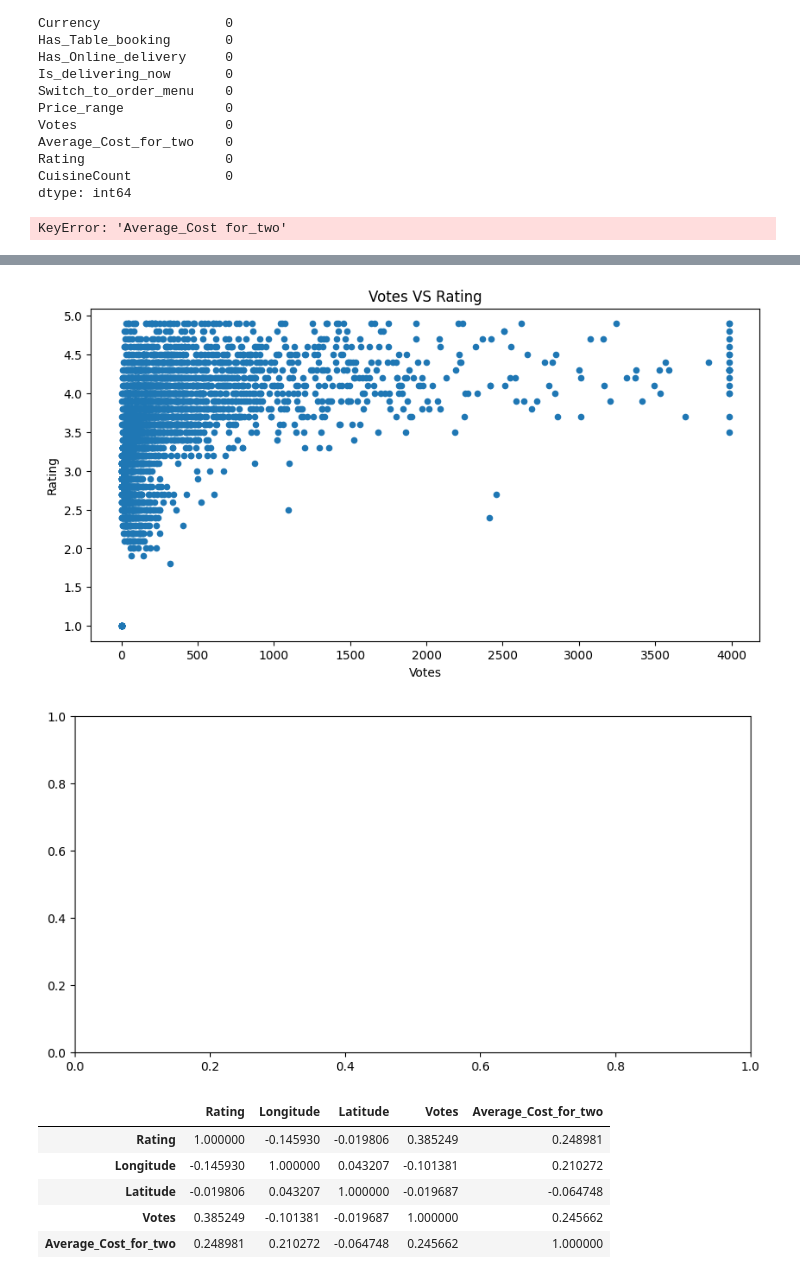
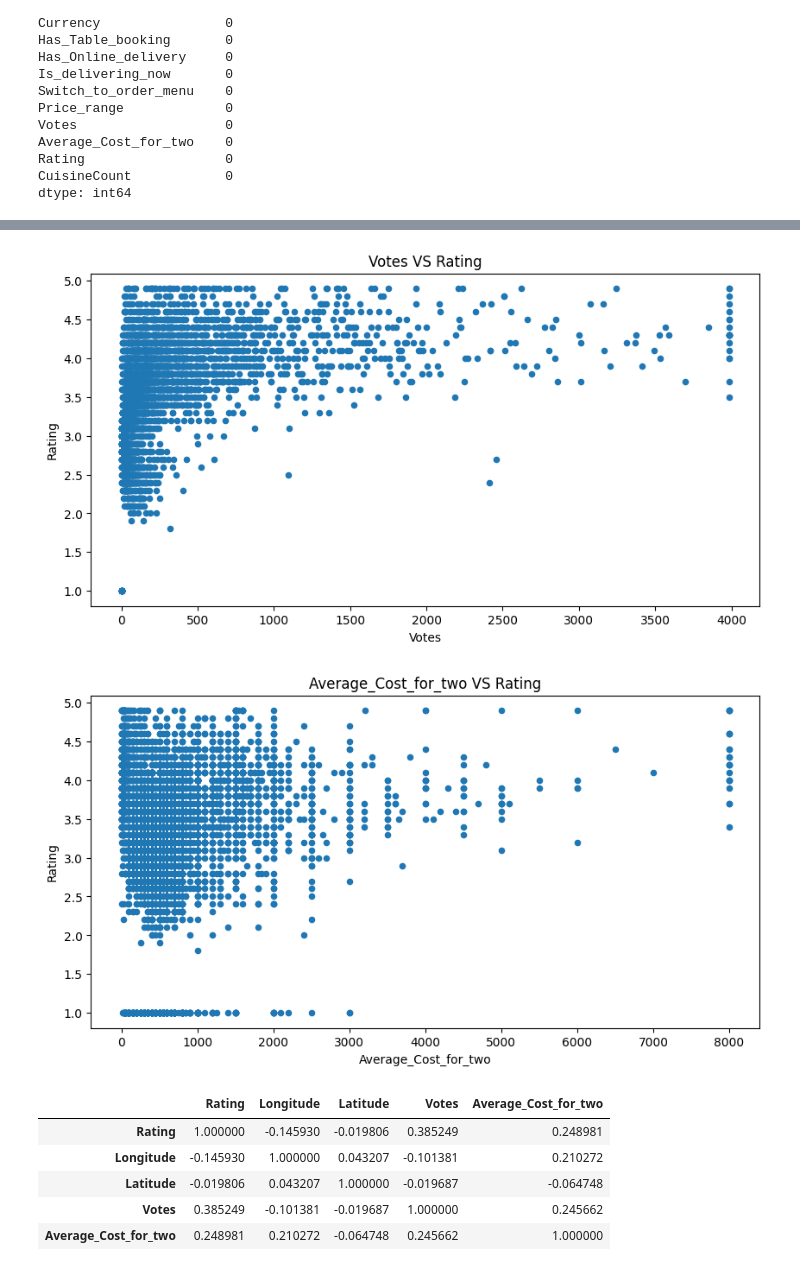
Before and after one commit to Adityashinde1/restuarant_ratings, a Jupyter notebook: notebook/restuarant_rating_prediction.ipynb, the cells around one changed output, grey strips where cells are left out. Saved outputs shown, nothing was run; the diff lists cells and outputs as text; code cells hidden in the pictures.

```diff
--- a/notebook/restuarant_rating_prediction.ipynb
+++ b/notebook/restuarant_rating_prediction.ipynb
@@ -261,17 +261,16 @@ Rating                  0
 CuisineCount            0
 dtype: int64
 # %%
-ContinuousCols=['Longitude', 'Latitude', 'Votes', 'Average_Cost for_two']
+ContinuousCols=['Longitude', 'Latitude', 'Votes', 'Average_Cost_for_two']
 
 # Plotting scatter chart for each predictor vs the target variable
 for predictor in ContinuousCols:
     ZomatoData.plot.scatter(x=predictor, y='Rating', figsize=(10,5), title=predictor+" VS "+ 'Rating')
 # %% [output]
-KeyError: 'Average_Cost for_two'
 [figure]
 [figure]
 [figure]
-[figure, old version]
+[figure, new version]
 # %%
 # Calculating correlation matrix
 ContinuousCols=['Rating','Longitude', 'Latitude', 'Votes', 'Average_Cost_for_two']
```
Also changed, not shown: 3 other files.
